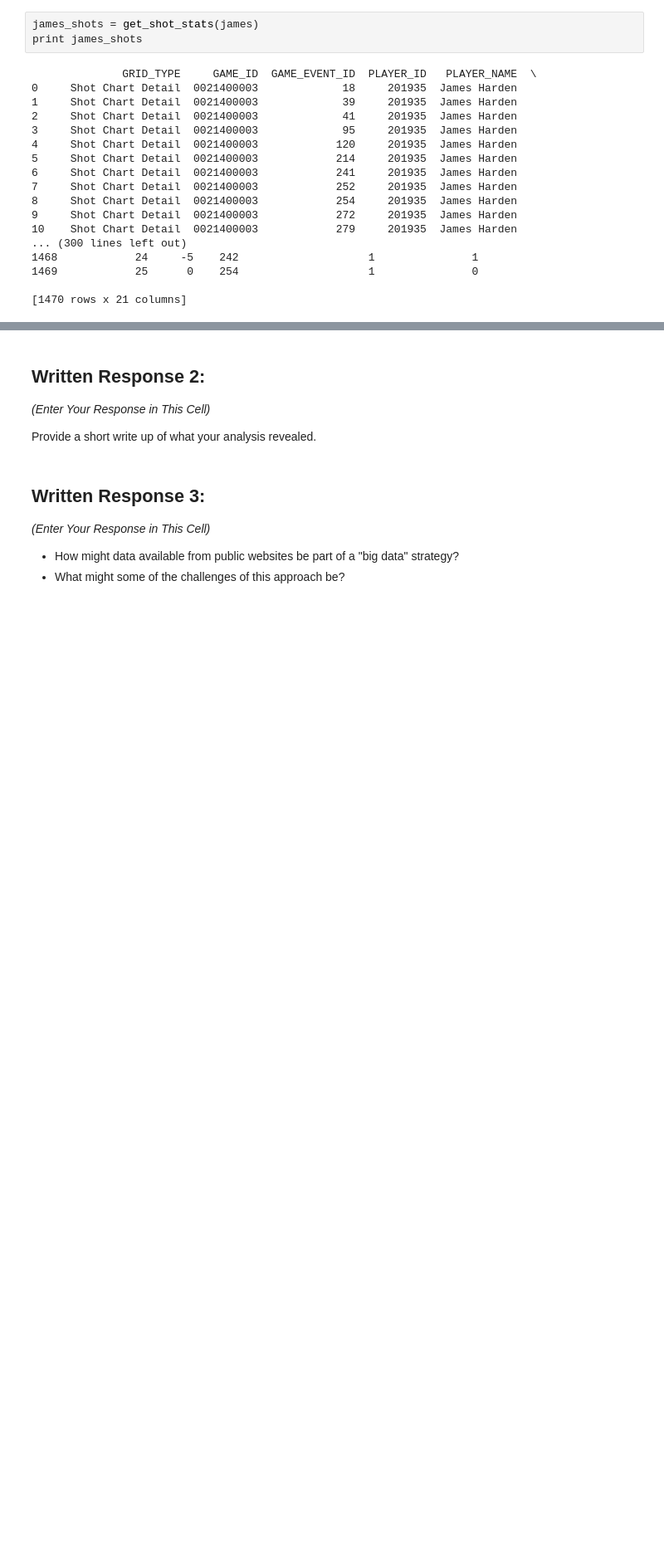
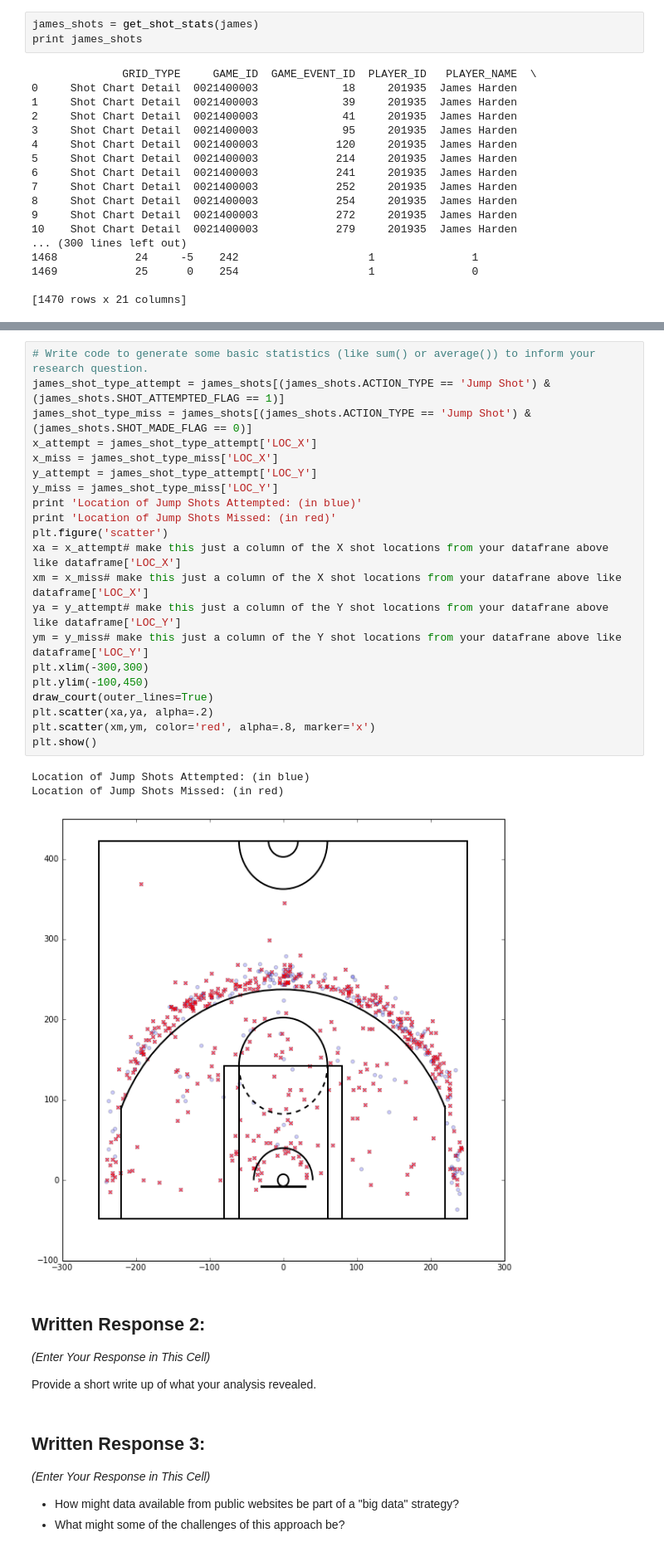
Before and after one commit to cdean00/big_data, a Jupyter notebook: week_2/Week_2_Exercise_Group_6.ipynb, the cells around one changed output, grey strips where cells are left out. Shown: that part at 83% size. Cells and saved outputs as stored; diff of their text form; blank space fills up the shorter version.

```diff
--- a/week_2/Week_2_Exercise_Group_6.ipynb
+++ b/week_2/Week_2_Exercise_Group_6.ipynb
@@ -270,3 +433,28 @@ Number of 3PT Field Goals Missed:
+# %%
+# Write code to generate some basic statistics (like sum() or average()) to inform your research question.
+james_shot_type_attempt = james_shots[(james_shots.ACTION_TYPE == 'Jump Shot') & (james_shots.SHOT_ATTEMPTED_FLAG == 1)]
+james_shot_type_miss = james_shots[(james_shots.ACTION_TYPE == 'Jump Shot') & (james_shots.SHOT_MADE_FLAG == 0)]
+x_attempt = james_shot_type_attempt['LOC_X']
+x_miss = james_shot_type_miss['LOC_X']
+y_attempt = james_shot_type_attempt['LOC_Y']
+y_miss = james_shot_type_miss['LOC_Y']
+print 'Location of Jump Shots Attempted: (in blue)'
+print 'Location of Jump Shots Missed: (in red)'
+plt.figure('scatter')
+xa = x_attempt# make this just a column of the X shot locations from your datafrane above like dataframe['LOC_X']
+xm = x_miss# make this just a column of the X shot locations from your datafrane above like dataframe['LOC_X']
+ya = y_attempt# make this just a column of the Y shot locations from your datafrane above like dataframe['LOC_Y']
+ym = y_miss# make this just a column of the Y shot locations from your datafrane above like dataframe['LOC_Y']
+plt.xlim(-300,300)
+plt.ylim(-100,450)
+draw_court(outer_lines=True)
+plt.scatter(xa,ya, alpha=.2)
+plt.scatter(xm,ym, color='red', alpha=.8, marker='x')
+plt.show()
+# %% [output]
+Location of Jump Shots Attempted: (in blue)
+Location of Jump Shots Missed: (in red)
+[figure, added]
 # %% [markdown]
 ## Written Response 2:
 _(Enter Your Response in This Cell)_
```
Also changed, not shown: parts of 6 cells of this notebook.
